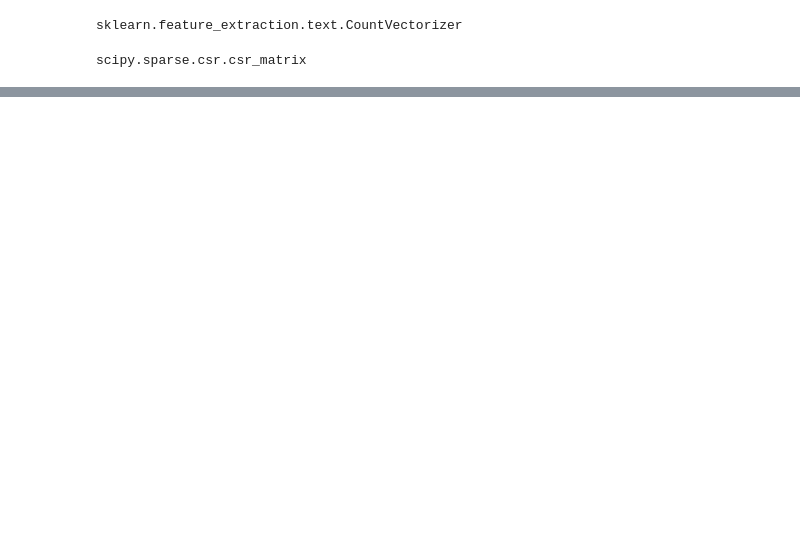
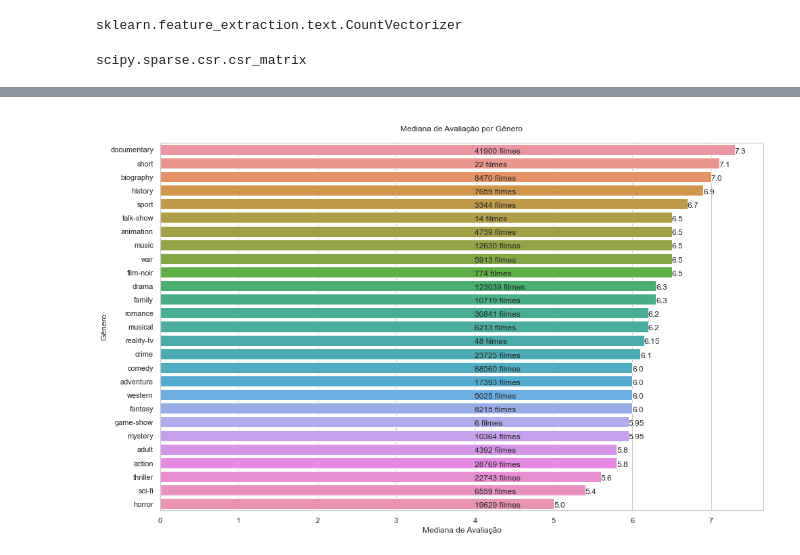
Before and after one commit to leosilvalg/projeto_analise_exploratoria, a Jupyter notebook: Projeto-Analise-Exploratoria-de-Dados.ipynb, the cells around one changed output, grey strips where cells are left out. Cells and saved outputs as stored; diff of their text form; code cells hidden in the pictures; blank space fills up the shorter version.

```diff
--- a/Projeto-Analise-Exploratoria-de-Dados.ipynb
+++ b/Projeto-Analise-Exploratoria-de-Dados.ipynb
@@ -300,0 +376,18 @@ plt.show
+# %%
+for item in generos_unicos:
+
+    #  contagem de filmes por generos
+    # consulta = 'SELECT COUNT(rating) FROM ratings JOIN titles ON ratings.title_id = titles.title_id WHERE genres LIKE '+ '\''+'%'+item+'%'+'\' AND type=\'movie\''
+    # resultado = pd.read_sql_query(consulta, conn)
+    # print(resultado.values[0][0])
+    # generos_count.append(resultado.values[0][0])
+
+    # Avaliação de filmes por generos
+    consulta = 'SELECT rating FROM ratings JOIN titles ON ratings.title_id = titles.title_id WHERE genres LIKE '+ '\''+'%'+item+'%'+'\' AND type=\'movie\''
+    resultado = pd.read_sql_query(consulta, conn)
+    generos_ratings.append(np.median(resultado['rating']))
+# %%
+df_generos_ratings = pd.DataFrame()
+df_generos_ratings['genres'] = generos_unicos
+df_generos_ratings['count'] = generos_count
+df_generos_ratings['rating'] = generos_ratings
@@ -300,0 +414,27 @@ plt.show
+# %%
+df_generos_ratings = df_generos_ratings.drop(index = 18)
+# %%
+from sympy import false
+
+
+df_generos_ratings = df_generos_ratings.sort_values(by = 'rating', ascending = False)
+# %%
+plt.figure(figsize = (16,10))
+
+sns.barplot(y = df_generos_ratings.genres, x = df_generos_ratings.rating, orient = "h")
+
+for i in range(len(df_generos_ratings.index)):
+    plt.text(4.0,
+             i + 0.25,
+             str(df_generos_ratings['count'][df_generos_ratings.index[i]]) + " filmes")
+
+    plt.text(df_generos_ratings.rating[df_generos_ratings.index[i]],
+            i + 0.25,
+            round(df_generos_ratings["rating"][df_generos_ratings.index[i]],2))
+
+plt.ylabel('Gênero')
+plt.xlabel('Mediana de Avaliação')
+plt.title('\nMediana de Avaliação por Gênero\n')
+plt.show()
+# %% [output]
+[figure, added]
```
Also changed, not shown: parts of 25 cells of this notebook, 1 other file.
